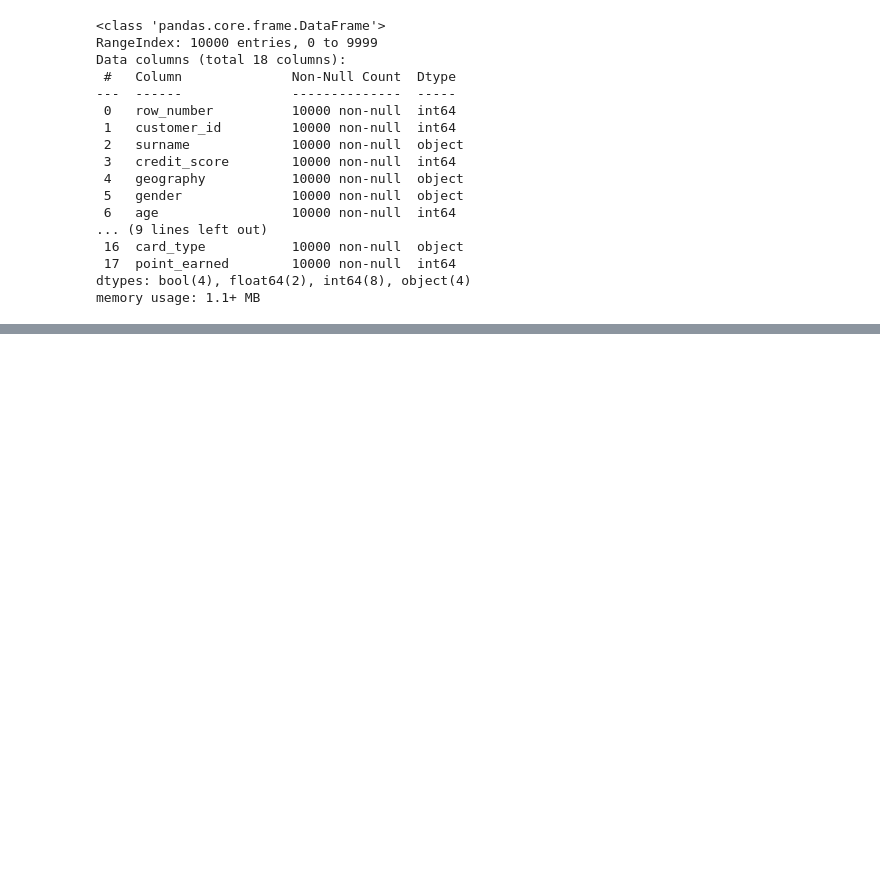
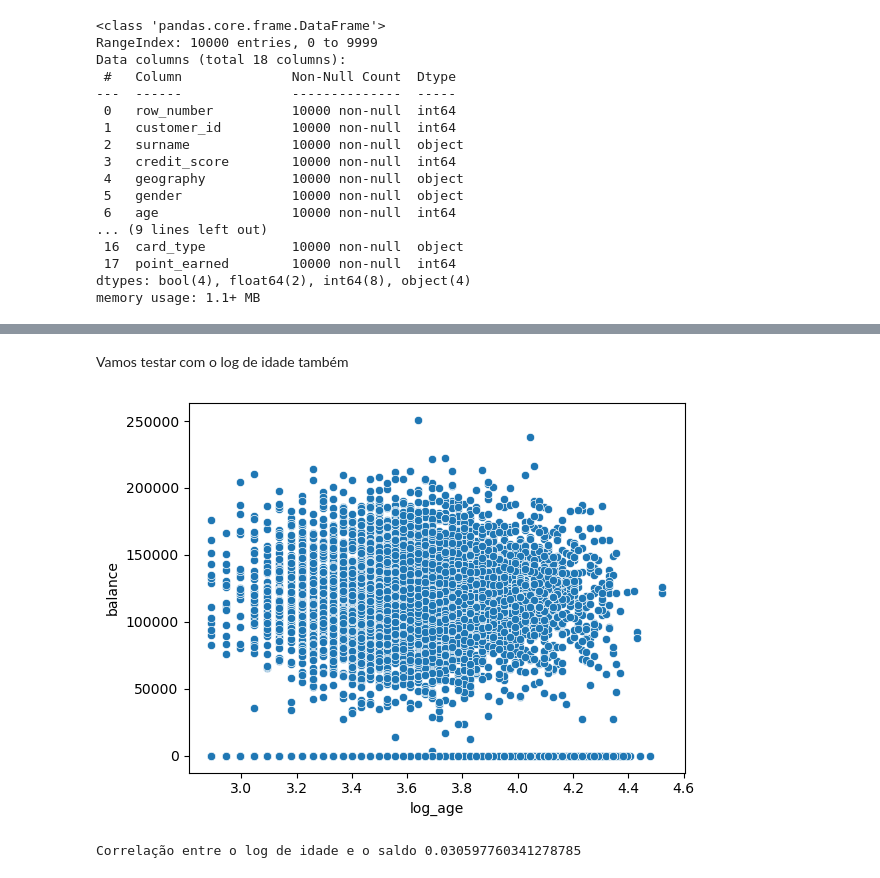
Before and after one commit to Phillips-MF/DataScience, a Jupyter notebook: Python/Bank Churn/Analysis.ipynb, the cells around one changed output, grey strips where cells are left out. Saved outputs shown, nothing was run; the diff lists cells and outputs as text; code cells hidden in the pictures; blank space fills up the shorter version.

```diff
--- a/Python/Bank Churn/Analysis.ipynb
+++ b/Python/Bank Churn/Analysis.ipynb
@@ -60,0 +98,10 @@ Vamos verificar a correlação entre esses dados
+# %% [markdown]
+Vamos testar com o log de idade também
+# %%
+sns.scatterplot(data=df_churns,x='log_age',y='balance')
+plt.show()
+
+print(f"Correlação entre o log de idade e o saldo {df_churns['log_age'].corr(df_churns['balance'])}")
+# %% [output]
+[figure, added]
+Correlação entre o log de idade e o saldo 0.030597760341278785
```
Also changed, not shown: parts of 14 cells of this notebook.
